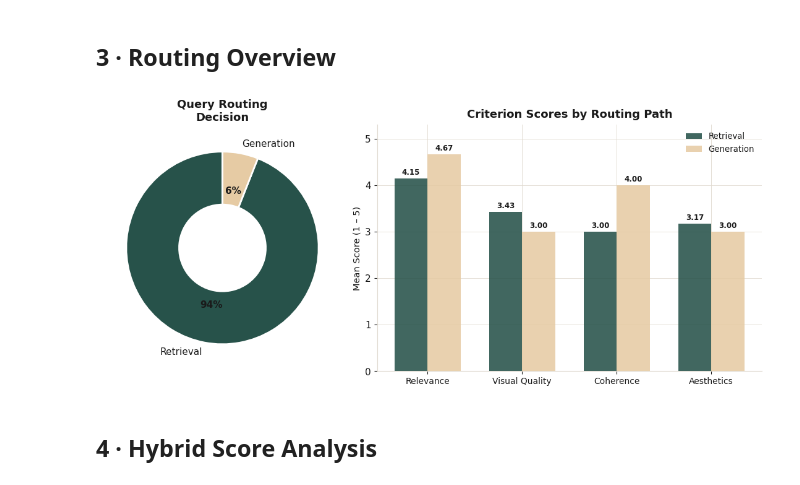
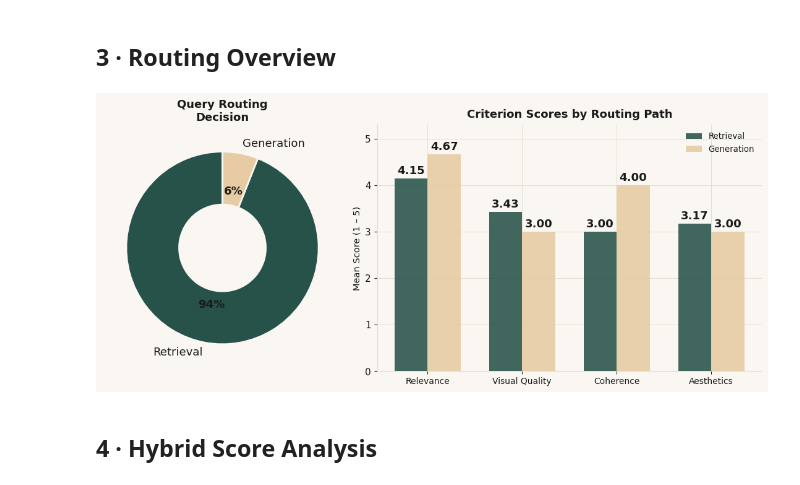
Before and after one commit to NandiniKodali988/SmartMatch, a Jupyter notebook: src/evaluation/plots.ipynb, the cells around one changed output. Cells and saved outputs as stored; diff of their text form; code cells hidden in the pictures.

Commit message:
evaluation visualization

```diff
--- a/src/evaluation/plots.ipynb
+++ b/src/evaluation/plots.ipynb
@@ -20,11 +20,10 @@ C = {
     'gold':     '#E7BB70',   # MF0883
     'teal':     '#27524A',   # MF0473
     'amber':    '#DC9133',   # MF0935
-    'bg':       "#FFFFFF",   # warm off-white background
+    'bg':       '#FAF7F2',   # warm off-white background
     'text':     '#1A1A1A',
     'grid':     '#E0DAD0',
 }
-
 PALETTE  = [C['crimson'], C['teal'], C['gold'], C['amber']]
 PALETTE2 = [C['teal'],    C['crimson']]
 
@@ -173,7 +172,7 @@ wedges, texts, autotexts = ax1.pie(
     autopct='%1.0f%%',
     startangle=90,
     wedgeprops={'width': 0.55, 'edgecolor': C['bg'], 'linewidth': 2},
-    textprops={'fontsize': 11}
+    textprops={'fontsize': 13}
 )
 for at in autotexts:
     at.set_fontweight('bold')
@@ -181,35 +180,35 @@ ax1.set_title('Query Routing\nDecision', pad=8)
 
 # Grouped bar per criterion
 route_means = (df.groupby('routing_decision')[criteria]
                  .mean()
                  .rename(columns=dict(zip(criteria, labels_1L))))
 x = np.arange(len(labels_1L))
 w = 0.35
 for j, (route, color) in enumerate(zip(['retrieval','generation'],
                                         [C['teal'], '#e6cba4'])):
     if route not in route_means.index:
         continue
     vals = route_means.loc[route].values
     bars = ax2.bar(x + j*w - w/2, vals, width=w,
                    color=color, alpha=0.88, label=route.capitalize(),
                    zorder=3)
     for bar, v in zip(bars, vals):
         ax2.text(bar.get_x() + bar.get_width()/2,
                  v + 0.04, f'{v:.2f}',
-                 ha='center', va='bottom', fontsize=8.5, fontweight='bold')
+                 ha='center', va='bottom', fontsize=13, fontweight='bold')
 
 ax2.set_xticks(x)
 ax2.set_xticklabels(labels_1L, fontsize=10)
 ax2.set_ylim(0, 5.3)
 ax2.set_ylabel('Mean Score (1 – 5)')
 ax2.set_title('Criterion Scores by Routing Path', pad=8)
 ax2.legend(framealpha=0.0, fontsize=9.5)
 
 plt.tight_layout()
 plt.savefig(PLOT_DIR / '03_routing_overview.png', dpi=150, bbox_inches='tight')
 plt.show()
 # %% [output]
-[figure, old version]
+[figure, new version]
 # %% [markdown]
 ## 4 · Hybrid Score Analysis
 # %%
```
